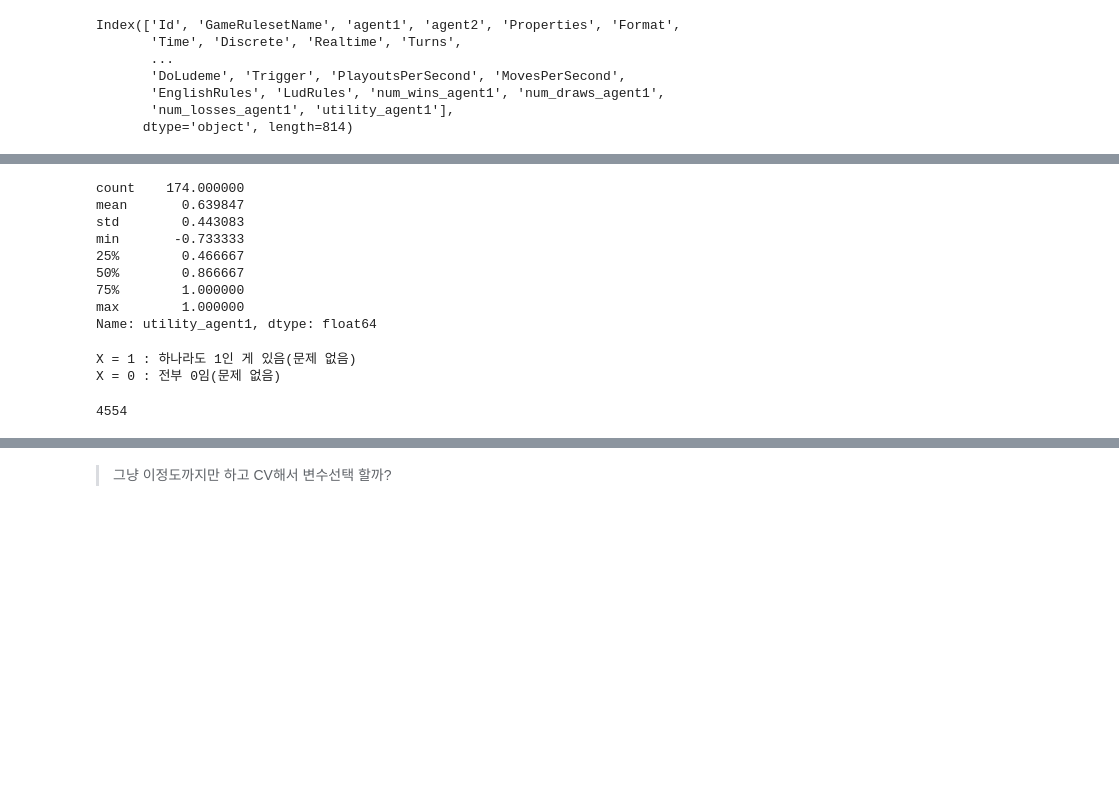
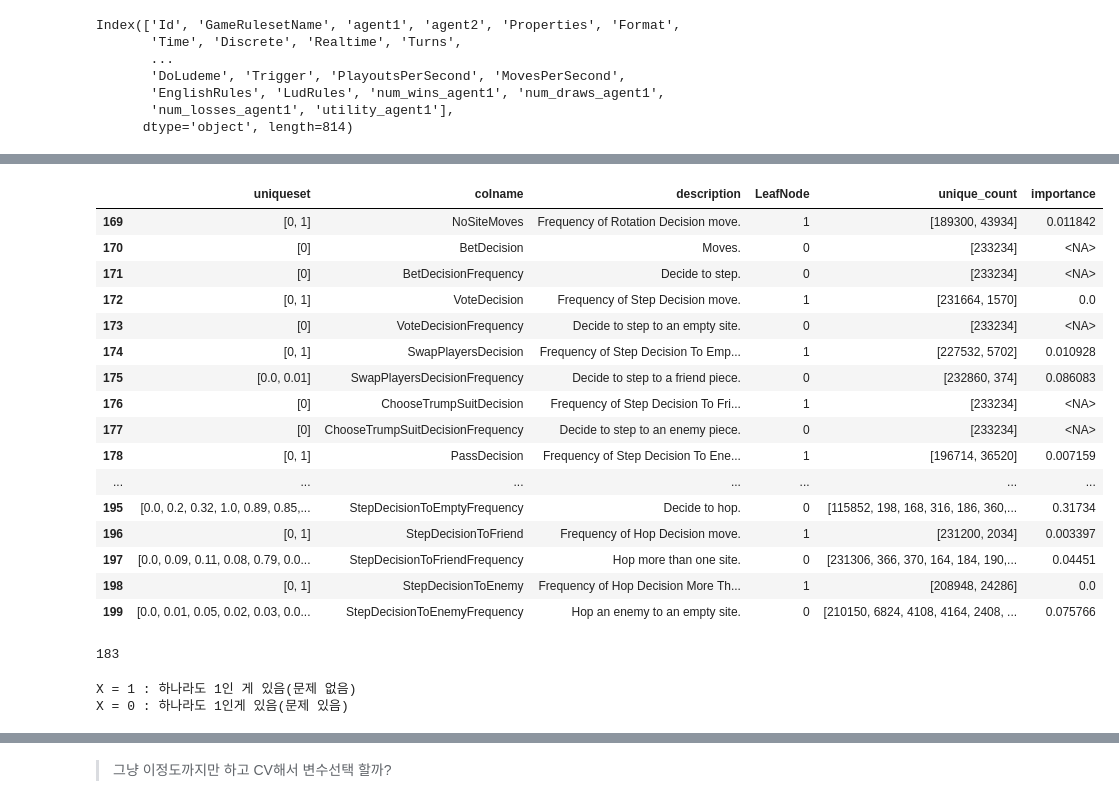
Before and after one commit to HollyRiver/kag_comp, a Jupyter notebook: UM_MCTS/features selection.ipynb, the cells around one changed output, grey strips where cells are left out. Drawn from its saved outputs; the diff is of its cells as text; code cells hidden in the pictures; blank space fills up the shorter version.

```diff
--- a/UM_MCTS/features selection.ipynb
+++ b/UM_MCTS/features selection.ipynb
@@ -210,2 +223,22 @@ Cooperation : 플레이어들은 협력해야 합니다.
+# %%
+df_features.iloc[169:200, ]
+# %% [output]
+|  | uniqueset | colname | description | LeafNode | unique_count | importance |
+| 169 | [0, 1] | NoSiteMoves | Frequency of Rotation Decision move. | 1 | [189300, 43934] | 0.011842 |
+| 170 | [0] | BetDecision | Moves. | 0 | [233234] | <NA> |
+| 171 | [0] | BetDecisionFrequency | Decide to step. | 0 | [233234] | <NA> |
+| 172 | [0, 1] | VoteDecision | Frequency of Step Decision move. | 1 | [231664, 1570] | 0.0 |
+| 173 | [0] | VoteDecisionFrequency | Decide to step to an empty site. | 0 | [233234] | <NA> |
+| 174 | [0, 1] | SwapPlayersDecision | Frequency of Step Decision To Emp... | 1 | [227532, 5702] | 0.010928 |
+| 175 | [0.0, 0.01] | SwapPlayersDecisionFrequency | Decide to step to a friend piece. | 0 | [232860, 374] | 0.086083 |
+| 176 | [0] | ChooseTrumpSuitDecision | Frequency of Step Decision To Fri... | 1 | [233234] | <NA> |
+| 177 | [0] | ChooseTrumpSuitDecisionFrequency | Decide to step to an enemy piece. | 0 | [233234] | <NA> |
+| 178 | [0, 1] | PassDecision | Frequency of Step Decision To Ene... | 1 | [196714, 36520] | 0.007159 |
+| ... | ... | ... | ... | ... | ... | ... |
+| 195 | [0.0, 0.2, 0.32, 1.0, 0.89, 0.85,... | StepDecisionToEmptyFrequency | Decide to hop. | 0 | [115852, 198, 168, 316, 186, 360,... | 0.31734 |
+| 196 | [0, 1] | StepDecisionToFriend | Frequency of Hop Decision move. | 1 | [231200, 2034] | 0.003397 |
+| 197 | [0.0, 0.09, 0.11, 0.08, 0.79, 0.0... | StepDecisionToFriendFrequency | Hop more than one site. | 0 | [231306, 366, 370, 164, 184, 190,... | 0.04451 |
+| 198 | [0, 1] | StepDecisionToEnemy | Frequency of Hop Decision More Th... | 1 | [208948, 24286] | 0.0 |
+| 199 | [0.0, 0.01, 0.05, 0.02, 0.03, 0.0... | StepDecisionToEnemyFrequency | Hop an enemy to an empty site. | 0 | [210150, 6824, 4108, 4164, 2408, ... | 0.075766 |
 # %%
 ## 애매한 변수들
@@ -219,30 +271,19 @@ Cooperation : 플레이어들은 협력해야 합니다.
  88, 89, 91, 92, 94, 95, 96] + list(range(97, 121)) + [121,
  122, 123, 125, 126, 127, 128, 129, 130, 132, 133, 137, 138,
  139, 141, 143, 145, 147, 149, 151, 153, 154, 155, 156, 159,
- 160, 161, 169, 172, 174, 175, 178, 179, 180, 181,
- ]
+ 160, 161, 169, 172, 175, 178, 179, 181, 184, 186, 188, 190,
+ 195, 197, 199, 203, 205, 207, 211, 213, 215] + crossedBinary + HopDecision_freq + FromToDecision_freq + [
+ 245, 247, 252, 261, 263, 265, 267, 270, 272, 274, 276, 277,
+ 278, 279, 281, 283, 285, 287, 290, 292, 294, 296, 305, 307,
+ 309, 311, 313, 320, 321, 322, 323
+ ] + MovesEffects_binary
+# %% [output]
+183
-# %%
-df_train.utility_agent1.describe()
-df_train.loc[df_train.ProposeDecisionFrequency == 0.05].utility_agent1.describe()
-# %% [output]
-count    174.000000
-mean       0.639847
-std        0.443083
-min       -0.733333
-25%        0.466667
-50%        0.866667
-75%        1.000000
-max        1.000000
-Name: utility_agent1, dtype: float64
 # %%
 # print(df_train.utility_agent1.mean())
 # print(df_train.loc[df_train.AlquerqueBoardWithEightTriangles == 1,].utility_agent1.mean())
-checking_set('Moves', 168, )
+checking_set('SingleSiteMoves', 183, 191)
 # 0 in df_train.NumPlayableSites.unique()
 # %% [output]
 X = 1 : 하나라도 1인 게 있음(문제 없음)
-X = 0 : 전부 0임(문제 없음)
+X = 0 : 하나라도 1인게 있음(문제 있음)
-# %%
-((df_train.PassDecisionFrequency == 0.0) & (df_train.PassDecision == 1)).sum()
-# %% [output]
-4554
```
Also changed, not shown: parts of 21 cells of this notebook, 4 other files.
